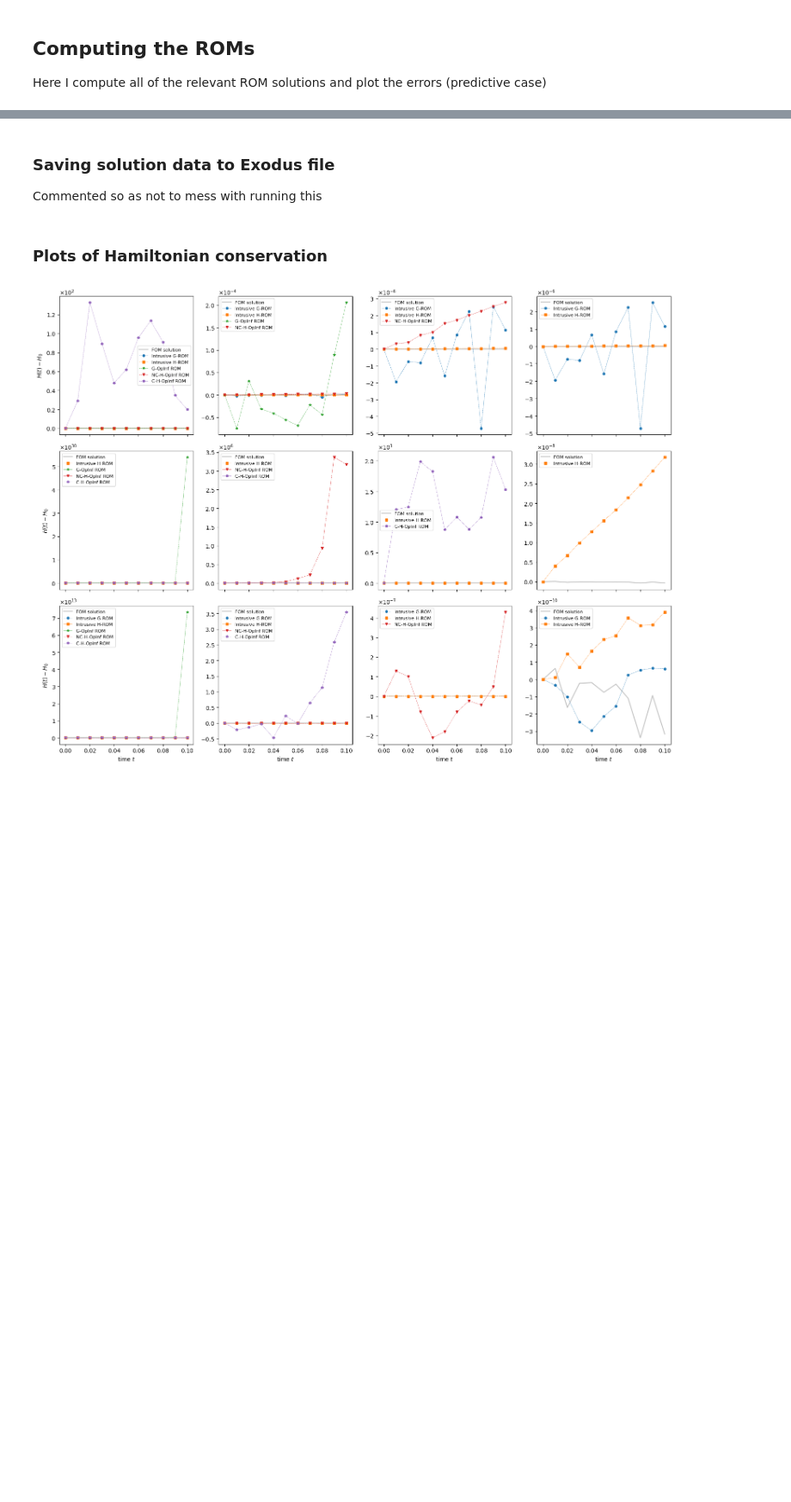
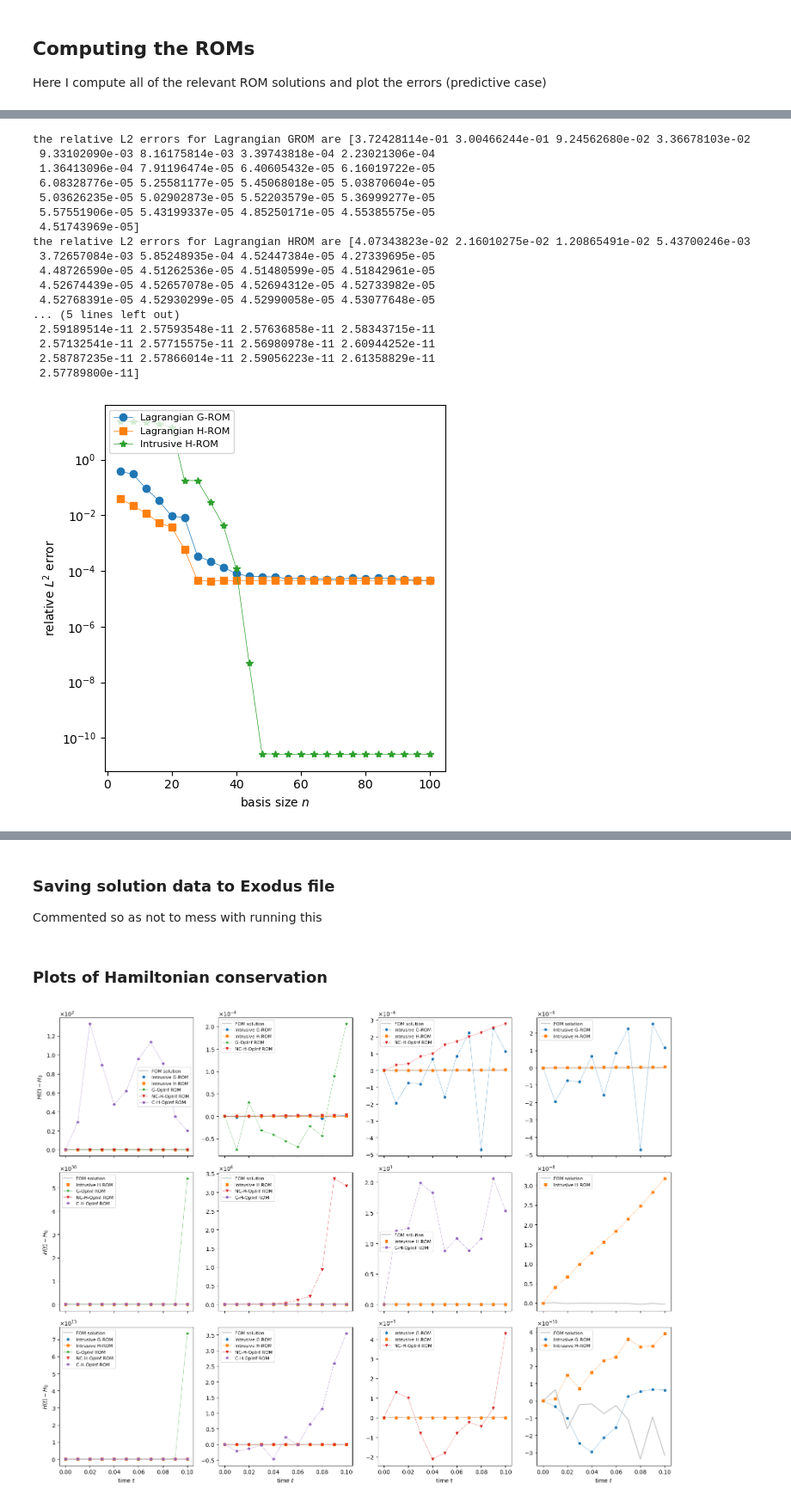
Before and after one commit to sandialabs/HamiltonianOpInf, a Jupyter notebook: CantileverPlate/plate_test.ipynb, the cells around one changed output, grey strips where cells are left out. Shown at 86% size. Drawn from its saved outputs; the diff is of its cells as text; code cells hidden in the pictures; blank space fills up the shorter version.

```diff
--- a/CantileverPlate/plate_test.ipynb
+++ b/CantileverPlate/plate_test.ipynb
@@ -516,3 +514,78 @@ plt.show()
+# %%
+M    = csc_matrix(mmread(massName))
+K    = csc_matrix(mmread(stiffName))
+
+Qt   = Xt[:N//2]
+Qdt  = Xdt[:N//2]
+Qddt = inv(M) @ Xdt[-N//2:]
+
+nList = [4*(i+1) for i in range(25)]
+
+lag_rom = ru.Linear_Lagrangian_ROM(Qt)
+lag_rom.set_reduced_basis('POD', centered=False)
+
+QrecIntLag = np.zeros((len(nList), int(N//2), len(tTest)))
+QrecIntHam = np.zeros((len(nList), int(N//2), len(tTest)))
+
+eIntLag  = np.zeros(len(nList))
+eIntHam  = np.zeros(len(nList))
+eIntHam2 = np.zeros(len(nList))
+
+for j,n in enumerate(nList):
+
+    lag_rom.assemble_Lagrangian_ROM(n, M, K, Qdt, Qddt)
+    try:
+        lag_rom.integrate_Lagrangian_ROM(tTest)
+        QrecIntLag[j] = lag_rom.decode(lag_rom.q_hat)
+    except: pass
+    eIntLag[j] = ru.relError(QrecIntLag[j], Xac[:N//2])
+    lag_rom.assemble_Hamiltonian_from_Lagrangian_ROM(n, M, K, Qdt)
+    # try:
+    lag_rom.integrate_Hamiltonian_from_Lagrangian_ROM(tTest)
+    QrecIntHam[j] = lag_rom.decode(lag_rom.q_hat)
+    # except: pass
+    eIntHam[j]  = ru.relError(QrecIntHam[j], Xac[:N//2])
+    eIntHam2[j] = ru.relError(XrecIntH[0,j][:N//2], Xac[:N//2])
+
+
+fig, ax = plt.subplots(1, 1, figsize=(5,5))
+ax.set_ylabel('relative $L^2$ error')
+
+# Print error magnitudes
+print(f'the relative L2 errors for Lagrangian GROM are {eIntLag}')
+print(f'the relative L2 errors for Lagrangian HROM are {eIntHam}')
+print(f'the relative L2 errors for intrusive HROM are {eIntHam2}')
+
+ax.semilogy(nList, eIntLag, label='Lagrangian G-ROM', marker='o', linestyle='-', linewidth=0.5, markersize=6, alpha=alpha)
+ax.semilogy(nList, eIntHam, label='Lagrangian H-ROM', marker='s', linestyle='-', linewidth=0.5, markersize=6, alpha=alpha)
+ax.semilogy(nList, eIntHam2, label='Intrusive H-ROM', marker='*', linestyle='-', linewidth=0.5, markersize=6, alpha=alpha)
+# ax.set_ylim([10**-5, 10.])
+# ax.set_title(f'{titleList[i]}')
+ax.legend(prop={'size':8}, loc=2)
+ax.set_xlabel('basis size $n$')
+
+plt.tight_layout()
+# plt.savefig(f'WavePlotT{Ttest}', transparent=True)
+plt.show()
+# %% [output]
+the relative L2 errors for Lagrangian GROM are [3.72428114e-01 3.00466244e-01 9.24562680e-02 3.36678103e-02
+ 9.33102090e-03 8.16175814e-03 3.39743818e-04 2.23021306e-04
+ 1.36413096e-04 7.91196474e-05 6.40605432e-05 6.16019722e-05
+ 6.08328776e-05 5.25581177e-05 5.45068018e-05 5.03870604e-05
+ 5.03626235e-05 5.02902873e-05 5.52203579e-05 5.36999277e-05
+ 5.57551906e-05 5.43199337e-05 4.85250171e-05 4.55385575e-05
+ 4.51743969e-05]
+the relative L2 errors for Lagrangian HROM are [4.07343823e-02 2.16010275e-02 1.20865491e-02 5.43700246e-03
+ 3.72657084e-03 5.85248935e-04 4.52447384e-05 4.27339695e-05
+ 4.48726590e-05 4.51262536e-05 4.51480599e-05 4.51842961e-05
+ 4.52674439e-05 4.52657078e-05 4.52694312e-05 4.52733982e-05
+ 4.52768391e-05 4.52930299e-05 4.52990058e-05 4.53077648e-05
+... (5 lines left out)
+ 2.59189514e-11 2.57593548e-11 2.57636858e-11 2.58343715e-11
+ 2.57132541e-11 2.57715575e-11 2.56980978e-11 2.60944252e-11
+ 2.58787235e-11 2.57866014e-11 2.59056223e-11 2.61358829e-11
+ 2.57789800e-11]
+[figure, added]
 # %%
 fig, ax = plt.subplots(1, 3, figsize=(15,5), sharex=True, sharey=True)
 
```
Also changed, not shown: parts of 7 cells of this notebook, 3 other files.
